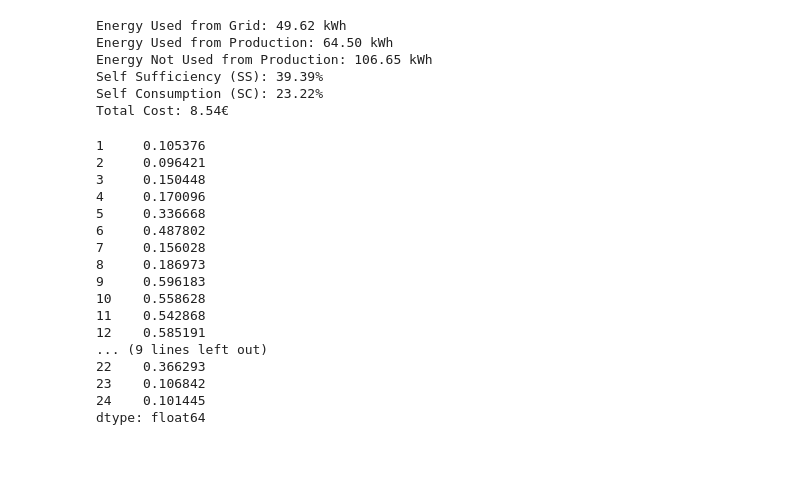
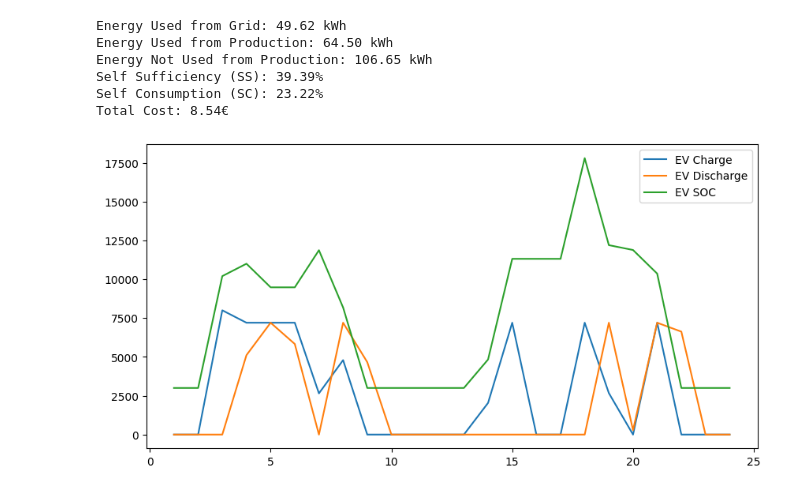
Before and after one commit to feelab-info/PROCSIM_ECs_Simulation_Scenarios, a Jupyter notebook: second_paper/Optimization_with_Pyomo_MaximizeSelfConsumption.ipynb, the cells around one changed output. Cells and saved outputs as stored; diff of their text form; code cells hidden in the pictures; blank space fills up the shorter version.

```diff
--- a/second_paper/Optimization_with_Pyomo_MaximizeSelfConsumption.ipynb
+++ b/second_paper/Optimization_with_Pyomo_MaximizeSelfConsumption.ipynb
@@ -1314,32 +1342,20 @@ Energy Not Used from Production: 106.65 kWh
 Self Sufficiency (SS): 39.39%
 Self Consumption (SC): 23.22%
 Total Cost: 8.54€
-# %%
-before_df = before.iloc[:24*60]
-dt = pd.to_datetime(before_df.Date)
-before_demand_df = before_df.groupby([dt.dt.hour]).Demand.mean()
-before_demand_df.index = np.arange(1, len(before_demand_df) + 1)
-
-cost_df = dfs['importPrices_df']*before_demand_df/1000
-print(cost_df)
-# %% [output]
-1     0.105376
-2     0.096421
-3     0.150448
-4     0.170096
-5     0.336668
-6     0.487802
-7     0.156028
-8     0.186973
-9     0.596183
-10    0.558628
-11    0.542868
-12    0.585191
-... (9 lines left out)
-22    0.366293
-23    0.106842
-24    0.101445
-dtype: float64
+# %%
+#print(dfs['evCharge_df'])
+#print(dfs['evCharge_df'].sum(axis=0))
+#print(dfs['demand_df'].transpose())
+#print(dfs['evSoc_df'].sum(axis=0))
+#print(dfs['evDischarge_df'])
+# Plot ev charge graph
+dfs['evCharge_df'].sum(axis=0).plot(legend=True, label='EV Charge')
+dfs['evDischarge_df'].sum(axis=0).plot(legend=True, label='EV Discharge')
+dfs['evSoc_df'].sum(axis=0).plot(legend=True, label='EV SOC')
+#dfs['demand_df'].transpose().plot(legend=True, label='Demand')
+plt.show()
+# %% [output]
+[figure, added]
 # %%
 # Calculate the metrics for the output
 evaluation_out = Evaluation(opt.iloc[:24*60], 0)
```
Also changed, not shown: parts of 8 cells of this notebook, 4 other files.
